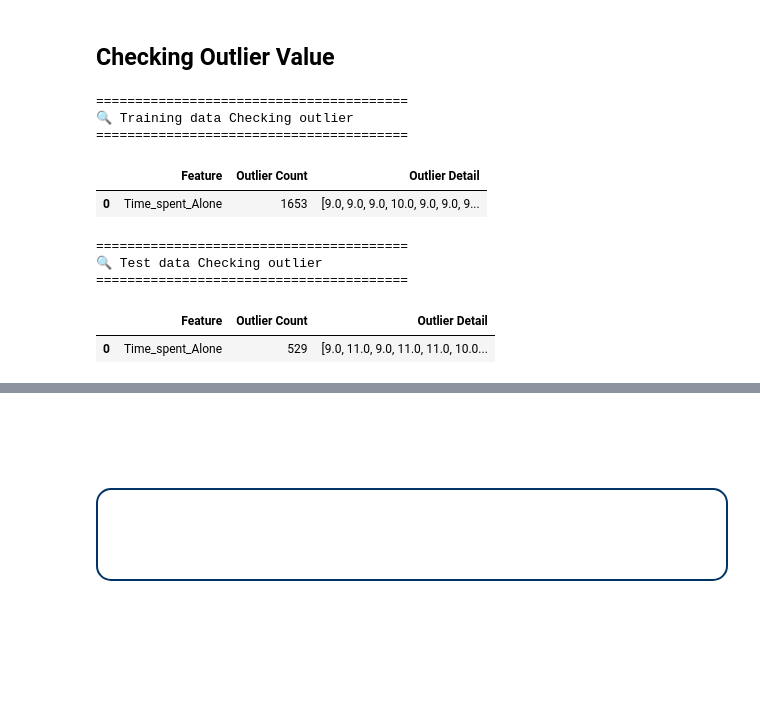
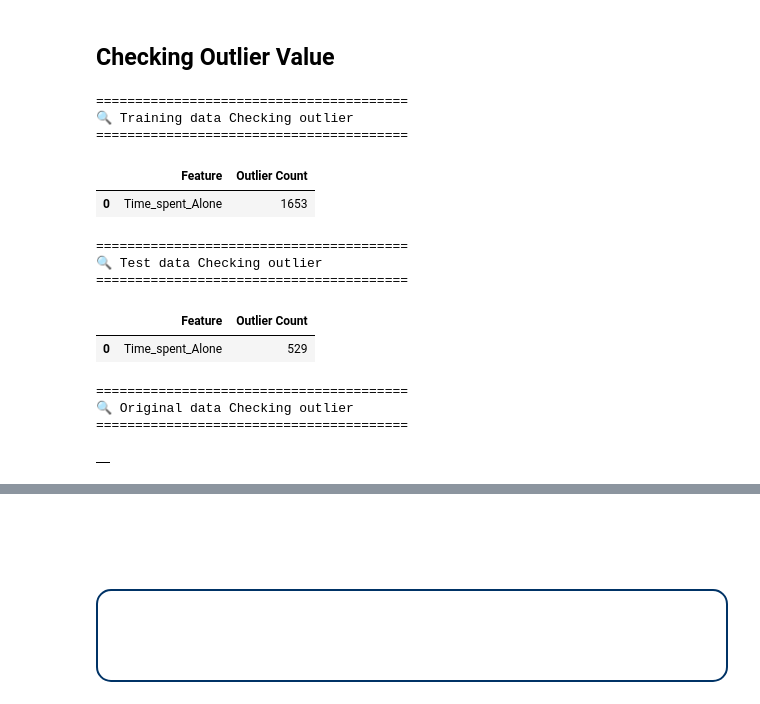
Before and after one commit to daominhthuan42/kaggle-portfolio, a Jupyter notebook: 08_INTROVERTS_AND_EXTROVERTS/introverts-and-extroverts-eda-ml.ipynb, the cells around one changed output, grey strips where cells are left out. Cells and saved outputs as stored; diff of their text form; code cells hidden in the pictures; blank space fills up the shorter version.

```diff
--- a/08_INTROVERTS_AND_EXTROVERTS/introverts-and-extroverts-eda-ml.ipynb
+++ b/08_INTROVERTS_AND_EXTROVERTS/introverts-and-extroverts-eda-ml.ipynb
@@ -529,43 +574,50 @@ cat_features = ["Stage_fear", "Drained_after_socializing"]
 # %%
 def checking_outlier(list_feature, df, dataset_name):
     print("=" * 40)
     print(f"🔍 {dataset_name} Checking outlier")
     print("=" * 40)
     outlier_info = []
     for feature in list_feature:
         Q1 = df[feature].quantile(0.25)
         Q3 = df[feature].quantile(0.75)
         IQR = Q3 - Q1
 
         lower_bound = Q1 - 1.5 * IQR
         upper_bound = Q3 + 1.5 * IQR
 
         outliers = df[(df[feature] < lower_bound) | (df[feature] > upper_bound)][feature]
         if len(outliers) == 0:
             pass
         else:
             outlier_info.append({
             "Feature": feature,
             "Outlier Count": len(outliers),
-            "Outlier Detail": outliers.tolist()
+            # "Outlier Detail": outliers.tolist()
             })
     return pd.DataFrame(outlier_info)
 
 checking_outlier(list_feature=num_features, df=df_train, dataset_name="Training data")
 # %% [output]
 ========================================
 🔍 Training data Checking outlier
 ========================================
-|  | Feature | Outlier Count | Outlier Detail |
-| 0 | Time_spent_Alone | 1653 | [9.0, 9.0, 9.0, 10.0, 9.0, 9.0, 9... |
+|  | Feature | Outlier Count |
+| 0 | Time_spent_Alone | 1653 |
 # %%
 checking_outlier(list_feature=num_features, df=df_test, dataset_name="Test data")
 # %% [output]
 ========================================
 🔍 Test data Checking outlier
 ========================================
-|  | Feature | Outlier Count | Outlier Detail |
-| 0 | Time_spent_Alone | 529 | [9.0, 11.0, 9.0, 11.0, 11.0, 10.0... |
+|  | Feature | Outlier Count |
+| 0 | Time_spent_Alone | 529 |
+# %%
+checking_outlier(list_feature=num_features, df=df_original, dataset_name="Original data")
+# %% [output]
+========================================
+🔍 Original data Checking outlier
+========================================
+|  |
 # %% [markdown]
 ## Data Quality Insights: Missing Values, Duplicates and Outliers
 
```
Also changed, not shown: parts of 123 cells of this notebook, 9 other files.
